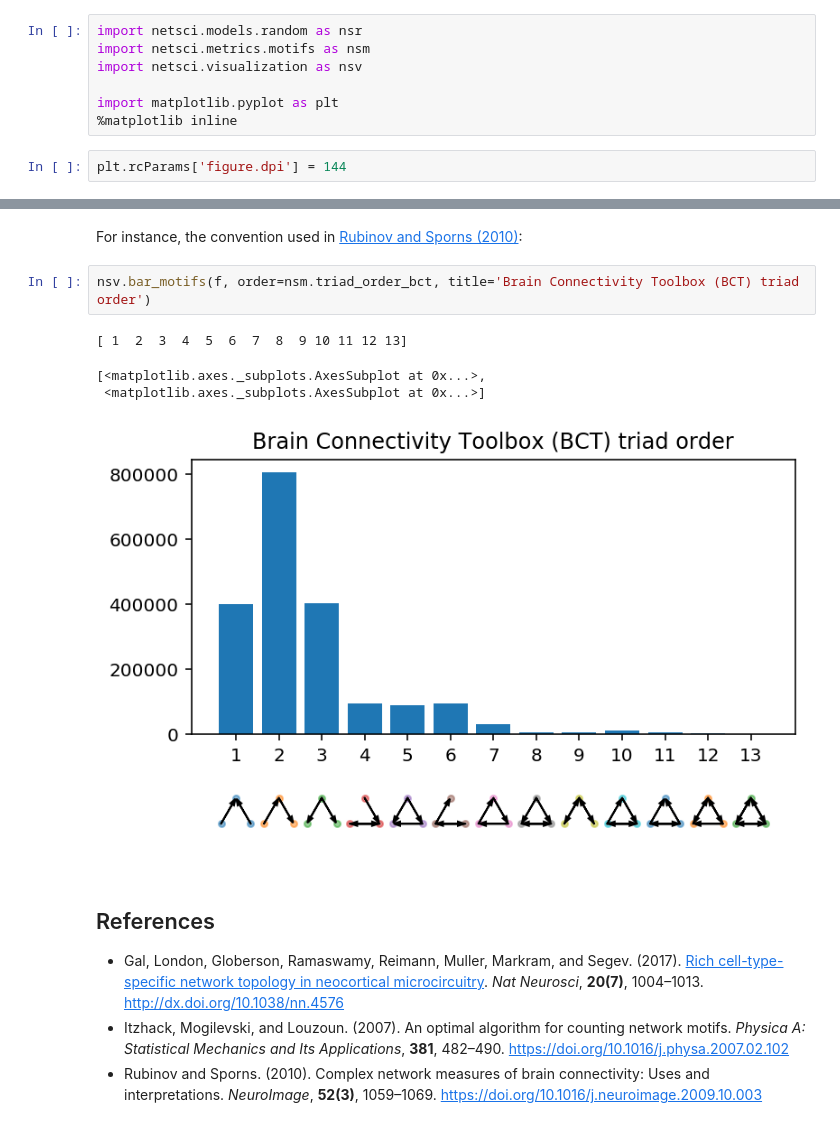
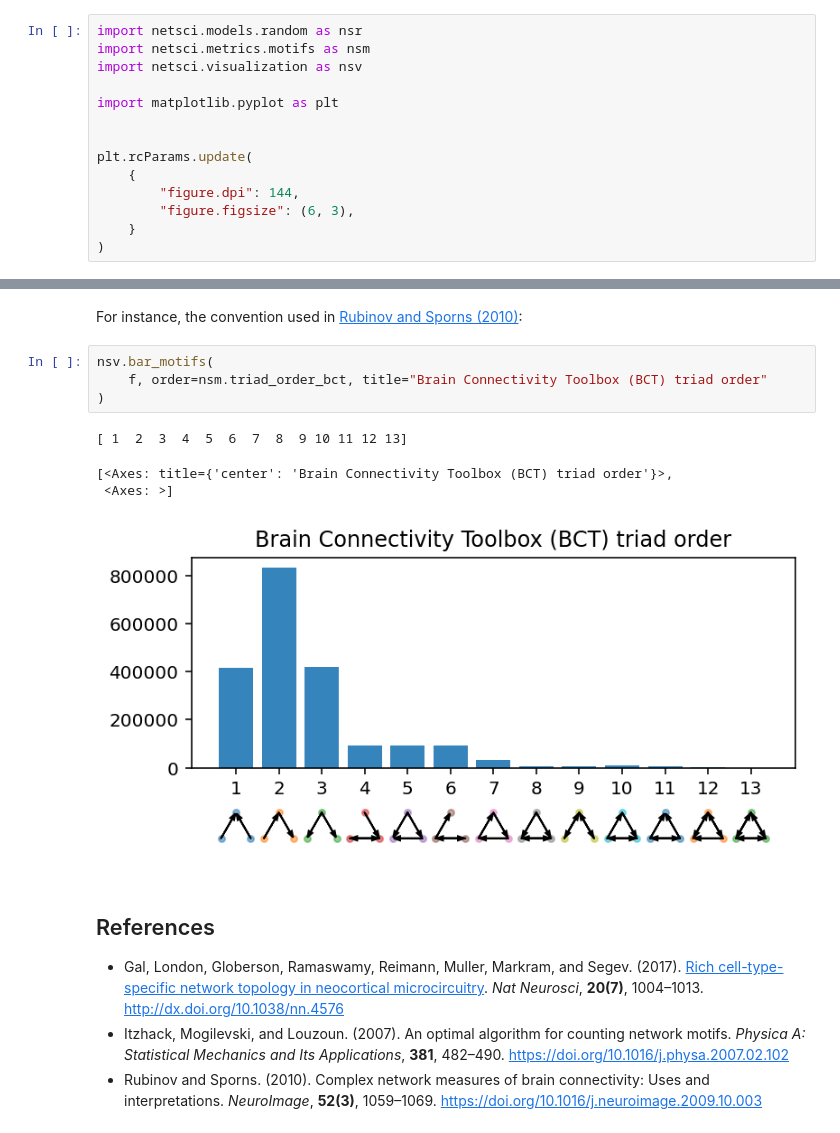
Before and after one commit to gialdetti/netsci, a Jupyter notebook: examples/network_motifs.ipynb, the cells around one changed output, grey strips where cells are left out. Saved outputs shown, nothing was run; the diff lists cells and outputs as text.

```diff
--- a/examples/network_motifs.ipynb
+++ b/examples/network_motifs.ipynb
@@ -8,9 +11,14 @@ import netsci.metrics.motifs as nsm
 import netsci.visualization as nsv
 
 import matplotlib.pyplot as plt
-%matplotlib inline
+
+
+plt.rcParams.update(
+    {
+        "figure.dpi": 144,
+        "figure.figsize": (6, 3),
+    }
+)
-# %%
-plt.rcParams['figure.dpi'] = 144
 # %% [markdown]
 ## Counting motif frequencies
 # %% [markdown]
@@ -103,12 +109,14 @@ Plotting..
 # %% [markdown]
 For instance, the convention used in [Rubinov and Sporns (2010)](http://dx.doi.org/10.1016/j.neuroimage.2009.10.003):
 # %%
-nsv.bar_motifs(f, order=nsm.triad_order_bct, title='Brain Connectivity Toolbox (BCT) triad order')
+nsv.bar_motifs(
+    f, order=nsm.triad_order_bct, title="Brain Connectivity Toolbox (BCT) triad order"
+)
 # %% [output]
 [ 1  2  3  4  5  6  7  8  9 10 11 12 13]
-[<matplotlib.axes._subplots.AxesSubplot at 0x...>,
- <matplotlib.axes._subplots.AxesSubplot at 0x...>]
+[<Axes: title={'center': 'Brain Connectivity Toolbox (BCT) triad order'}>,
+ <Axes: >]
-[figure, old version]
+[figure, new version]
 # %% [markdown]
 ## References
 * Gal, London, Globerson, Ramaswamy, Reimann, Muller, Markram, and Segev. (2017). [Rich cell-type-specific network topology in neocortical microcircuitry](http://www.rdcu.be/tffO). *Nat Neurosci*, **20(7)**, 1004–1013. http://dx.doi.org/10.1038/nn.4576
```
Also changed, not shown: parts of 9 cells of this notebook, 5 other files.
